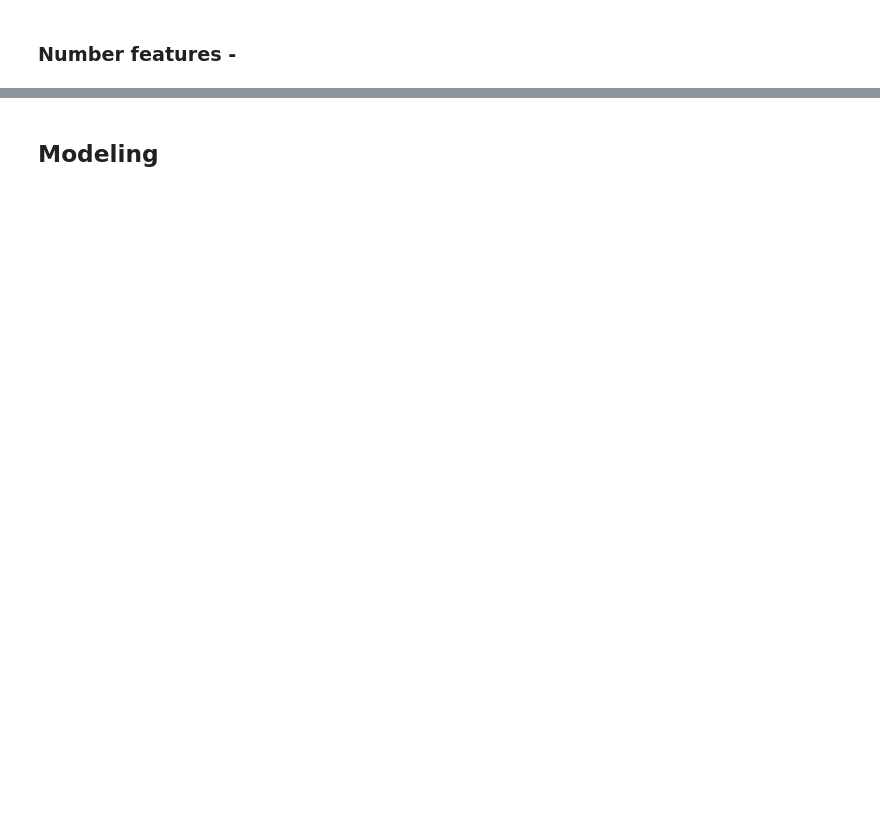
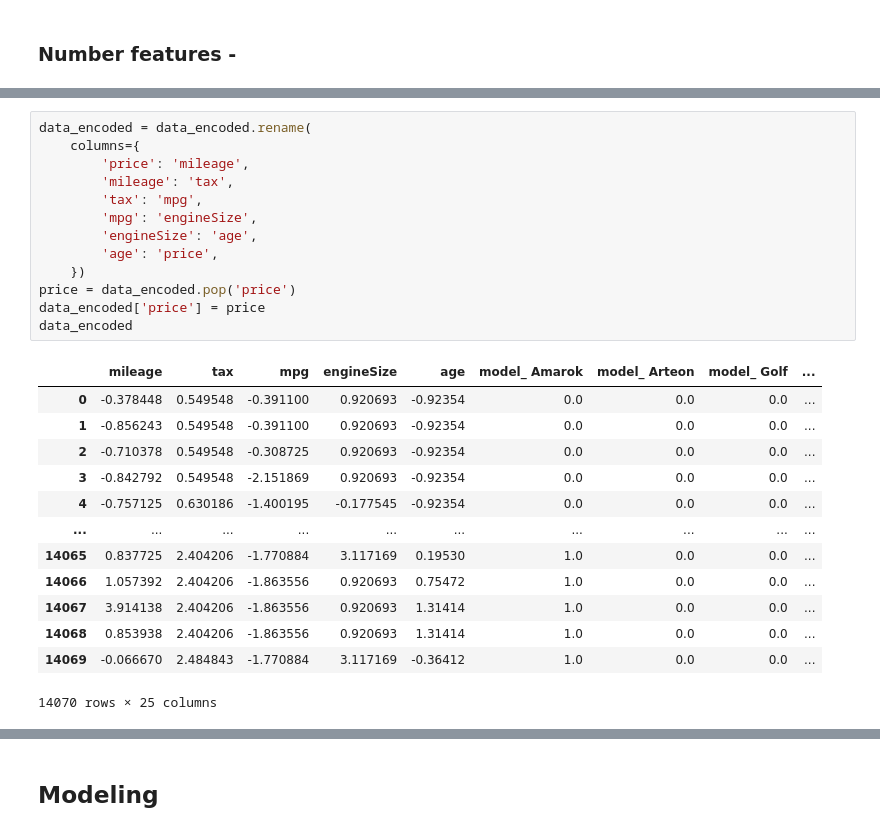
Before and after one commit to kai2128/DM_Assignment, a Jupyter notebook: code.ipynb, the cells around one changed output, grey strips where cells are left out. Saved outputs shown, nothing was run; the diff lists cells and outputs as text; blank space fills up the shorter version.

```diff
--- a/code.ipynb
+++ b/code.ipynb
@@ -431,3 +405,30 @@ data_encoded
+# %%
+data_encoded = data_encoded.rename(
+    columns={
+        'price': 'mileage',
+        'mileage': 'tax',
+        'tax': 'mpg',
+        'mpg': 'engineSize',
+        'engineSize': 'age',
+        'age': 'price',
+    })
+price = data_encoded.pop('price')
+data_encoded['price'] = price
+data_encoded
+# %% [output]
+|  | mileage | tax | mpg | engineSize | age | model_ Amarok | model_ Arteon | model_ Golf | ... |
+| 0 | -0.378448 | 0.549548 | -0.391100 | 0.920693 | -0.92354 | 0.0 | 0.0 | 0.0 | ... |
+| 1 | -0.856243 | 0.549548 | -0.391100 | 0.920693 | -0.92354 | 0.0 | 0.0 | 0.0 | ... |
+| 2 | -0.710378 | 0.549548 | -0.308725 | 0.920693 | -0.92354 | 0.0 | 0.0 | 0.0 | ... |
+| 3 | -0.842792 | 0.549548 | -2.151869 | 0.920693 | -0.92354 | 0.0 | 0.0 | 0.0 | ... |
+| 4 | -0.757125 | 0.630186 | -1.400195 | -0.177545 | -0.92354 | 0.0 | 0.0 | 0.0 | ... |
+| ... | ... | ... | ... | ... | ... | ... | ... | ... | ... |
+| 14065 | 0.837725 | 2.404206 | -1.770884 | 3.117169 | 0.19530 | 1.0 | 0.0 | 0.0 | ... |
+| 14066 | 1.057392 | 2.404206 | -1.863556 | 0.920693 | 0.75472 | 1.0 | 0.0 | 0.0 | ... |
+| 14067 | 3.914138 | 2.404206 | -1.863556 | 0.920693 | 1.31414 | 1.0 | 0.0 | 0.0 | ... |
+| 14068 | 0.853938 | 2.404206 | -1.863556 | 0.920693 | 1.31414 | 1.0 | 0.0 | 0.0 | ... |
+| 14069 | -0.066670 | 2.484843 | -1.770884 | 3.117169 | -0.36412 | 1.0 | 0.0 | 0.0 | ... |
+14070 rows × 25 columns
 # %%
 data_encoded.corr()['price'].sort_values(ascending=False)
 # %% [output]
```
Also changed, not shown: parts of 26 cells of this notebook, 6 other files.
